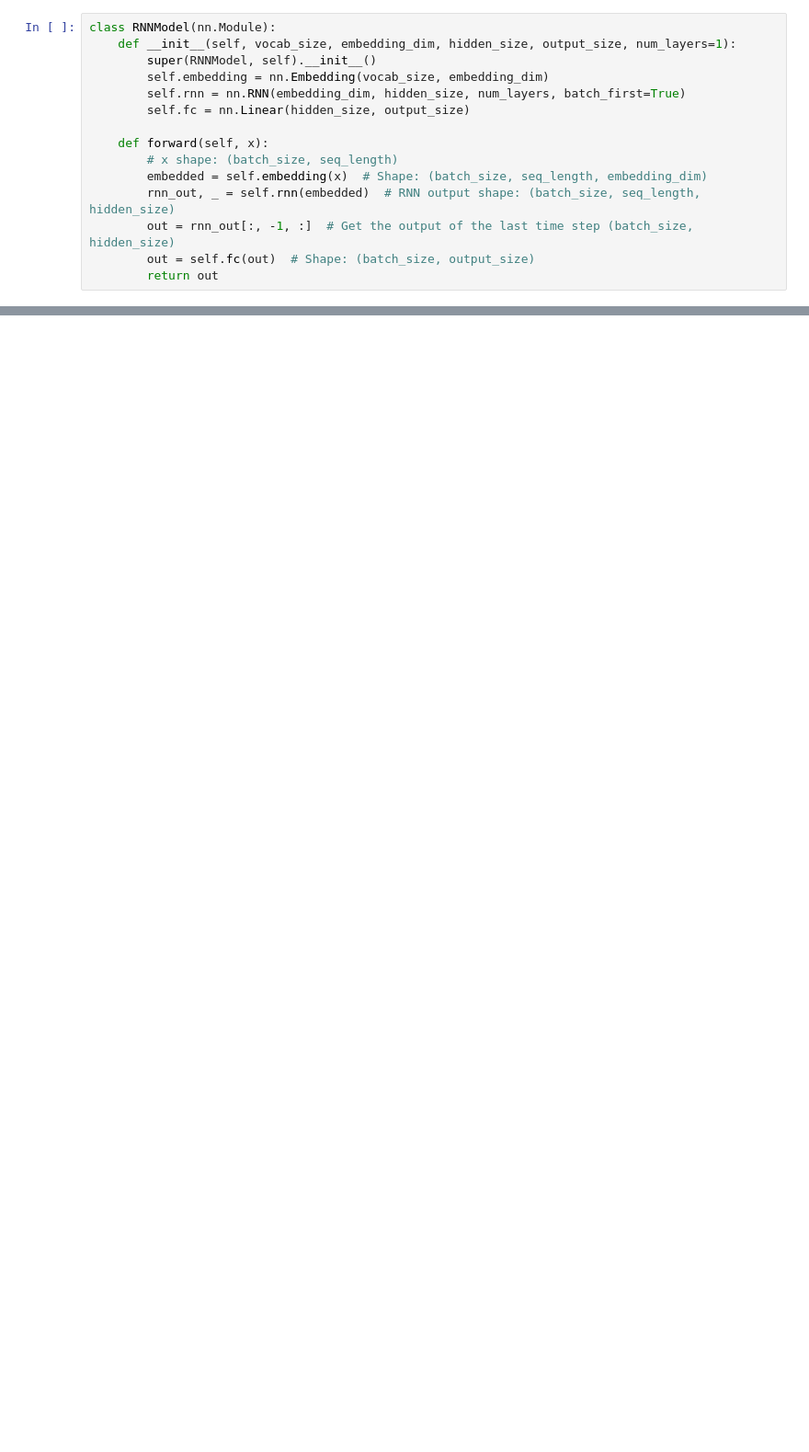
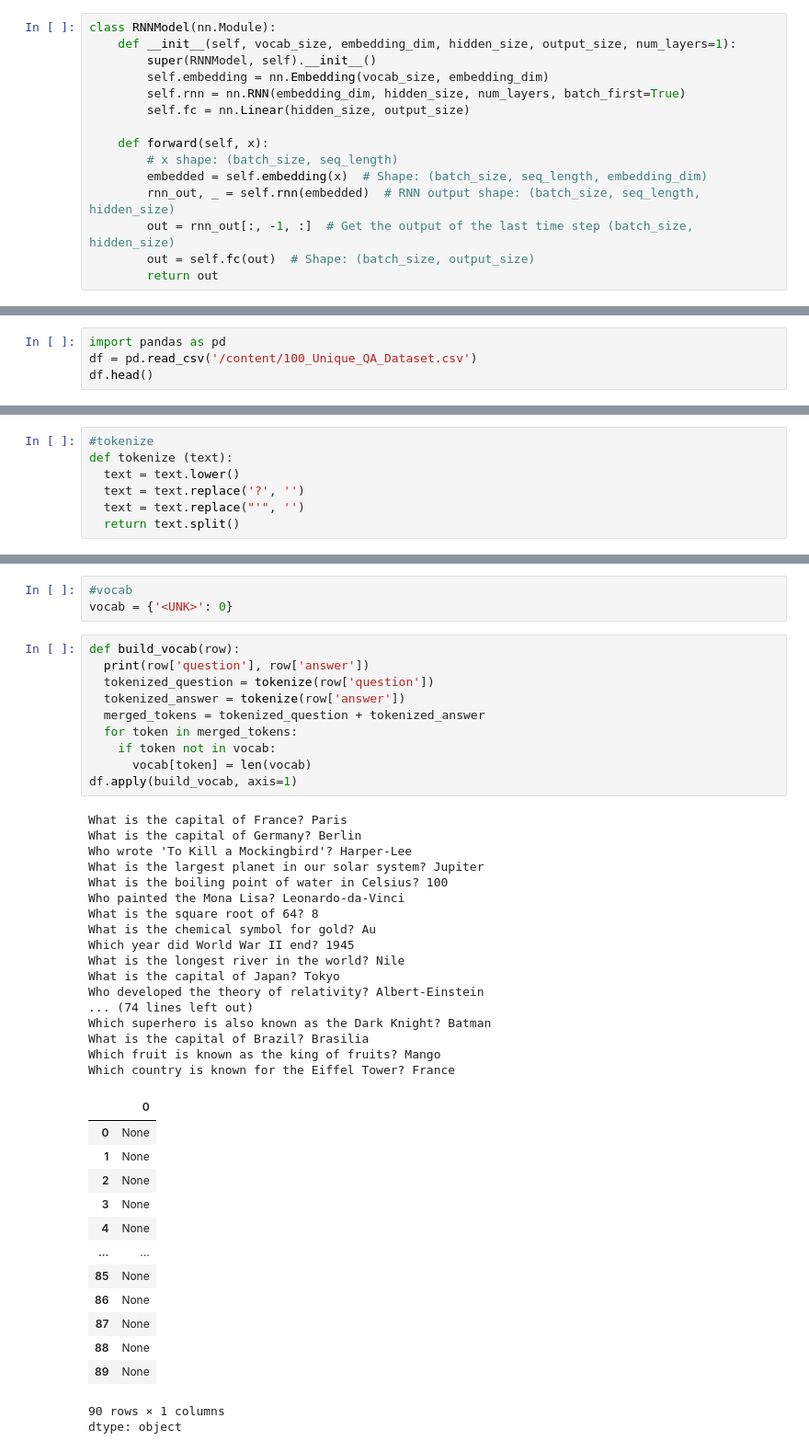
Before and after one commit to Arpit1118/Pytorch, a Jupyter notebook: RNN.ipynb, the cells around one changed output, grey strips where cells are left out. Shown: that part at 92% size. Drawn from its saved outputs; the diff is of its cells as text; blank space fills up the shorter version.

Commit message:
Question & Answer based model using RNN

```diff
--- a/RNN.ipynb
+++ b/RNN.ipynb
@@ -105,0 +108,4 @@ Predicted label: 0
+# %%
+import pandas as pd
+df = pd.read_csv('/content/100_Unique_QA_Dataset.csv')
+df.head()
@@ -105,0 +119,7 @@ Predicted label: 0
+# %%
+#tokenize
+def tokenize (text):
+  text = text.lower()
+  text = text.replace('?', '')
+  text = text.replace("'", '')
+  return text.split()
@@ -105,0 +130,45 @@ Predicted label: 0
+# %%
+#vocab
+vocab = {'<UNK>': 0}
+# %%
+def build_vocab(row):
+  print(row['question'], row['answer'])
+  tokenized_question = tokenize(row['question'])
+  tokenized_answer = tokenize(row['answer'])
+  merged_tokens = tokenized_question + tokenized_answer
+  for token in merged_tokens:
+    if token not in vocab:
+      vocab[token] = len(vocab)
+df.apply(build_vocab, axis=1)
+# %% [output]
+What is the capital of France? Paris
+What is the capital of Germany? Berlin
+Who wrote 'To Kill a Mockingbird'? Harper-Lee
+What is the largest planet in our solar system? Jupiter
+What is the boiling point of water in Celsius? 100
+Who painted the Mona Lisa? Leonardo-da-Vinci
+What is the square root of 64? 8
+What is the chemical symbol for gold? Au
+Which year did World War II end? 1945
+What is the longest river in the world? Nile
+What is the capital of Japan? Tokyo
+Who developed the theory of relativity? Albert-Einstein
+... (74 lines left out)
+Which superhero is also known as the Dark Knight? Batman
+What is the capital of Brazil? Brasilia
+Which fruit is known as the king of fruits? Mango
+Which country is known for the Eiffel Tower? France
+|  | 0 |
+| 0 | None |
+| 1 | None |
+| 2 | None |
+| 3 | None |
+| 4 | None |
+| ... | ... |
+| 85 | None |
+| 86 | None |
+| 87 | None |
+| 88 | None |
+| 89 | None |
+90 rows × 1 columns
+dtype: object
```
Also changed, not shown: parts of 15 cells of this notebook.
